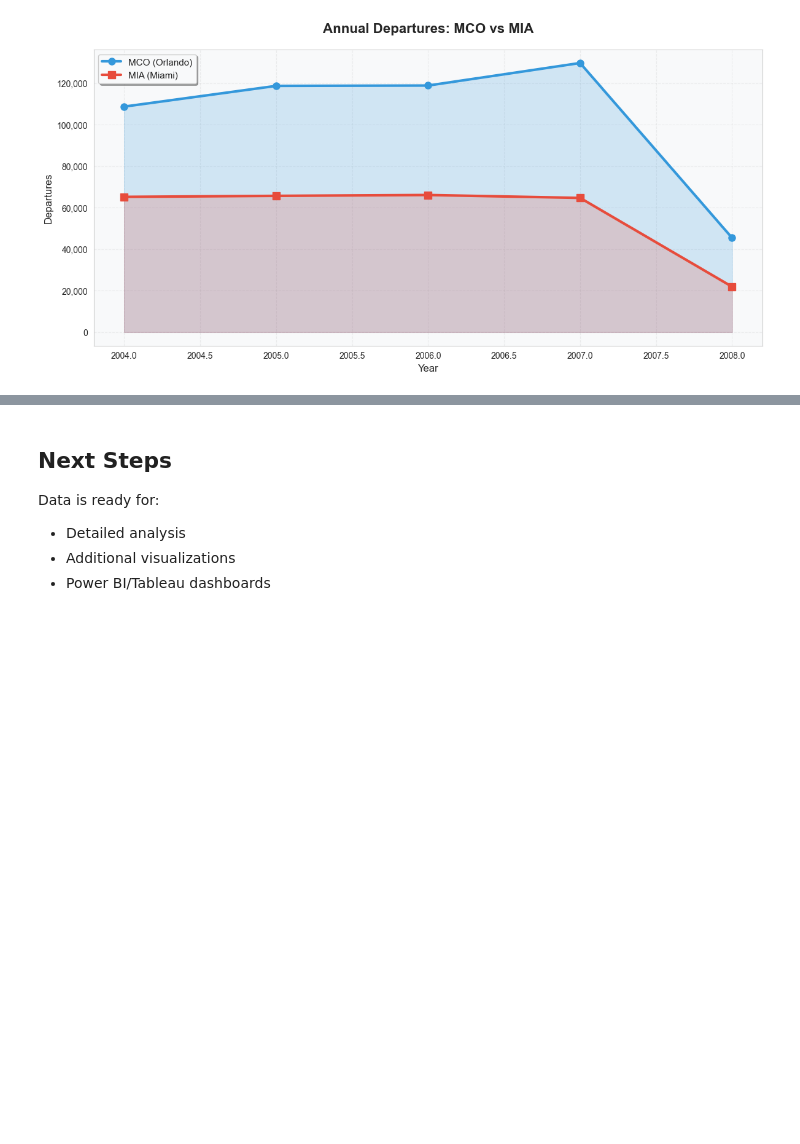
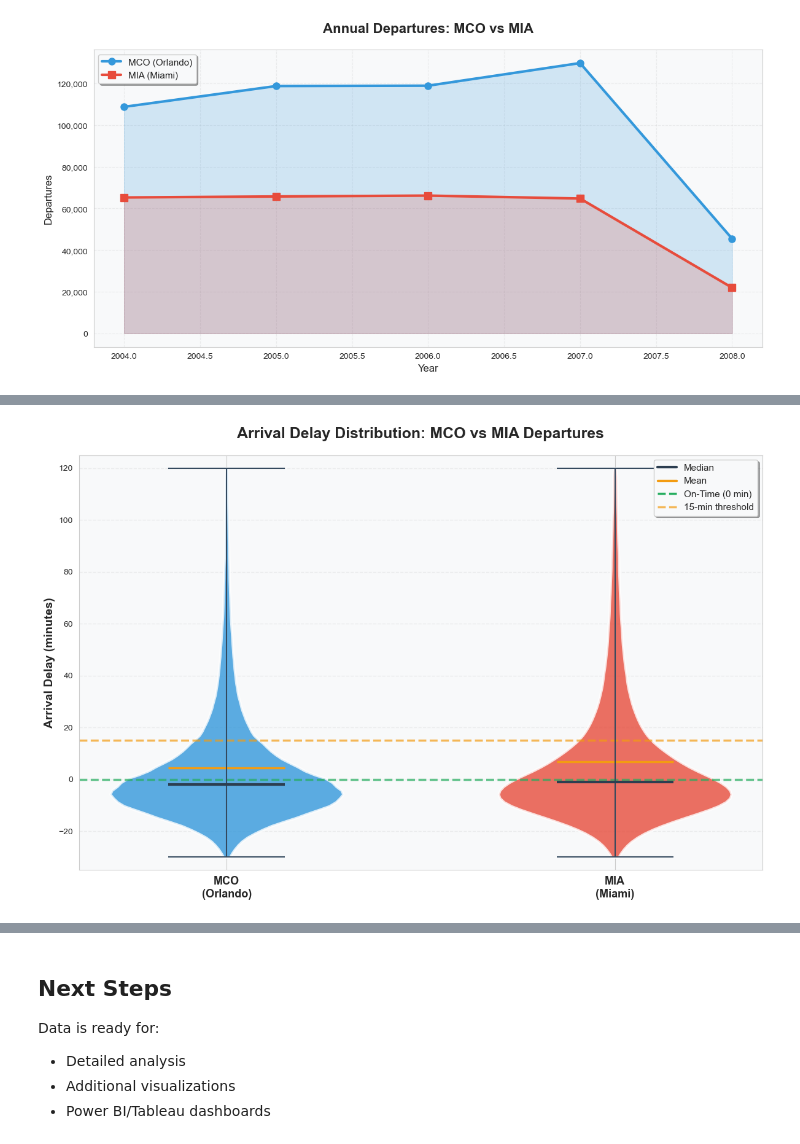
Before and after one commit to kitsakisGk/Masters_AUEB, a Jupyter notebook: Data_visualization/Final_Project/02_data_cleaning.ipynb, the cells around one changed output, grey strips where cells are left out. Cells and saved outputs as stored; diff of their text form; code cells hidden in the pictures; blank space fills up the shorter version.

```diff
--- a/Data_visualization/Final_Project/02_data_cleaning.ipynb
+++ b/Data_visualization/Final_Project/02_data_cleaning.ipynb
@@ -27,7 +27,7 @@ plt.rcParams['axes.facecolor'] = '#f8f9fa'
 ## Load Data
 # %%
 # Load combined data from notebook 01
-df = pd.read_csv('../data/processed/mco_mia_2004_2008.csv.gz', low_memory=False)
+df = pd.read_csv('data/processed/mco_mia_2004_2008.csv.gz', low_memory=False)
 
 print(f"Loaded {len(df):,} rows")
 print(f"Years: {df['Year'].min()}-{df['Year'].max()}")
@@ -297,0 +262,94 @@ plt.show()
+# %%
+# Delay Distribution Comparison: MCO vs MIA (Violin Plot)
+# Filter to non-cancelled departures with reasonable delays
+plot_data = df[(df['Cancelled'] == 0) &
+               (df['ArrDelay'].notna()) &
+               (df['ArrDelay'] >= -30) &
+               (df['ArrDelay'] <= 120) &
+               (df['Origin'].isin(['MCO', 'MIA']))].copy()
+
+fig, ax = plt.subplots(figsize=(12, 8))
+
+# Prepare data for each airport
+mco_delays = plot_data[plot_data['Origin'] == 'MCO']['ArrDelay'].values
+mia_delays = plot_data[plot_data['Origin'] == 'MIA']['ArrDelay'].values
+
+# Create violin plot
+parts = ax.violinplot(
+    [mco_delays, mia_delays],
+    positions=[0, 1],
+    widths=0.6,
+    showmeans=True,
+    showmedians=True,
+    showextrema=True
+)
+
+# Customize violins with distinct colors
+mco_color = '#3498db'  # Blue for MCO
+mia_color = '#e74c3c'  # Red for MIA
+colors = [mco_color, mia_color]
+
+for i, pc in enumerate(parts['bodies']):
+    pc.set_facecolor(colors[i])
+    pc.set_alpha(0.8)
+    pc.set_edgecolor('white')
+    pc.set_linewidth(3)
+
+# Customize statistical lines
+parts['cmedians'].set_color('#2c3e50')
+parts['cmedians'].set_linewidth(3)
+parts['cmeans'].set_color('#f39c12')
+parts['cmeans'].set_linewidth(2.5)
+parts['cbars'].set_color('#34495e')
+parts['cbars'].set_linewidth(1.5)
+parts['cmaxes'].set_color('#34495e')
+parts['cmins'].set_color('#34495e')
+
+# Add horizontal reference lines
+ax.axhline(y=0, color='#27ae60', linestyle='--', linewidth=2.5, alpha=0.7, label='On-Time', zorder=1)
+ax.axhline(y=15, color='#f39c12', linestyle='--', linewidth=2.5, alpha=0.7, label='15-min threshold', zorder=1)
+
+ax.set_title('Arrival Delay Distribution: MCO vs MIA Departures',
+             fontsize=18, fontweight='bold', pad=20)
+ax.set_ylabel('Arrival Delay (minutes)', fontsize=14, fontweight='bold')
+ax.set_xticks([0, 1])
+ax.set_xticklabels(['MCO\n(Orlando)', 'MIA\n(Miami)'], fontsize=13, fontweight='bold')
+
+# Add legend
+from matplotlib.lines import Line2D
+legend_elements = [
+    Line2D([0], [0], color='#2c3e50', linewidth=3, label='Median'),
+    Line2D([0], [0], color='#f39c12', linewidth=2.5, label='Mean'),
+    Line2D([0], [0], color='#27ae60', linestyle='--', linewidth=2.5, label='On-Time (0 min)'),
+    Line2D([0], [0], color='#f39c12', linestyle='--', linewidth=2.5, alpha=0.7, label='15-min threshold')
+]
+ax.legend(handles=legend_elements, fontsize=11, frameon=True, shadow=True,
+          loc='upper right', fancybox=True)
+
+ax.grid(axis='y', alpha=0.3, linestyle='--', linewidth=1)
+ax.set_ylim(-35, 125)
+
+plt.tight_layout()
+plt.show()
+
+# Print comparison statistics
+print("\n" + "="*70)
+print("DELAY COMPARISON: MCO vs MIA")
+print("="*70)
+print(f"\nMCO (Orlando):")
+print(f"  Mean Delay:   {mco_delays.mean():.2f} minutes")
+print(f"  Median Delay: {np.median(mco_delays):.2f} minutes")
+print(f"  Std Dev:      {mco_delays.std():.2f} minutes")
+print(f"  Total Flights: {len(mco_delays):,}")
+
+print(f"\nMIA (Miami):")
+print(f"  Mean Delay:   {mia_delays.mean():.2f} minutes")
+print(f"  Median Delay: {np.median(mia_delays):.2f} minutes")
+print(f"  Std Dev:      {mia_delays.std():.2f} minutes")
+print(f"  Total Flights: {len(mia_delays):,}")
+
+print(f"\nDifference (MIA - MCO):")
+print(f"  Mean: {mia_delays.mean() - mco_delays.mean():.2f} minutes")
+print("="*70)
+# %% [output]
+[figure, added]
```
Also changed, not shown: parts of 8 cells of this notebook, 2 other files.
